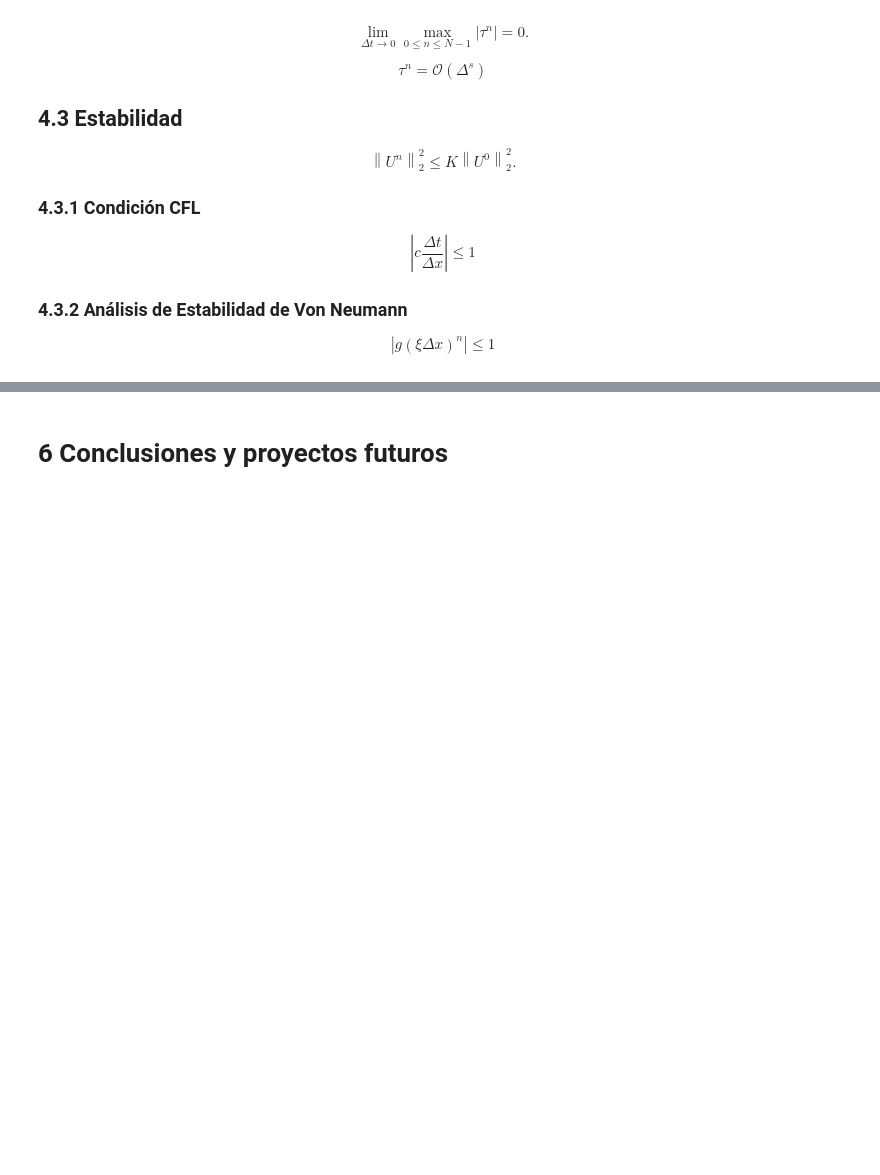
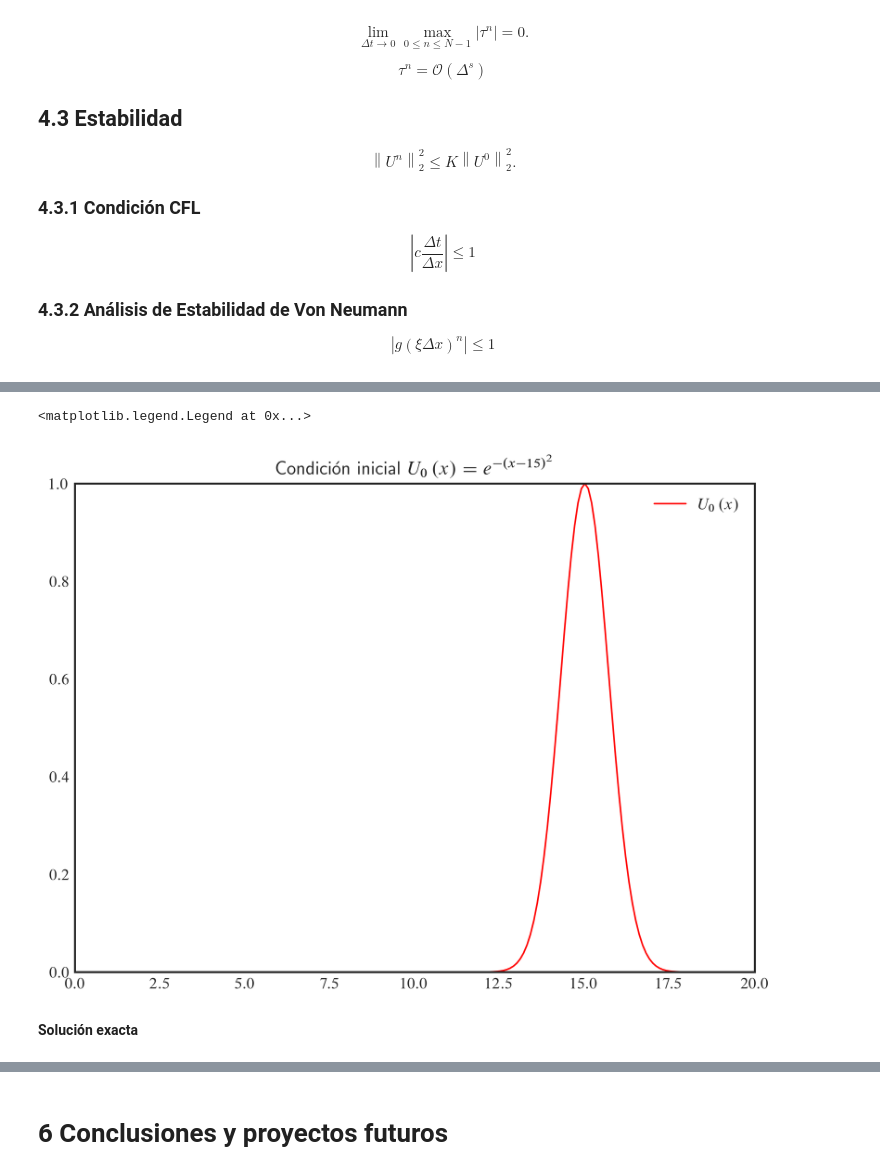
Before and after one commit to carlosal1015/finite-volume-hyperbolic-problems, a Jupyter notebook: 02-notebook.ipynb, the cells around one changed output, grey strips where cells are left out. Saved outputs shown, nothing was run; the diff lists cells and outputs as text; code cells hidden in the pictures; blank space fills up the shorter version.

```diff
--- a/02-notebook.ipynb
+++ b/02-notebook.ipynb
@@ -356,0 +378,22 @@ $$U_{t}+cU_{x}=0,\quad x\in\mathbb{R},\quad t>0$$
+# %%
+fig, ax = plt.subplots(layout="constrained")
+ax.plot(
+    x,
+    U(x),
+    color="red",
+    label=r"$U_{0}\left(x\right)$",
+    linestyle="solid",
+    linewidth=1.0,
+)
+ax.set_title(
+    label=r"Condición inicial $U_{0}\left(x\right)=e^{-{\left(x-15\right)}^{2}}$",
+    loc="center",
+)
+ax.set_xlim(left=x[0], right=x[-1])
+ax.set_ylim(bottom=0, top=1)
+ax.legend(loc="best")
+# %% [output]
+<matplotlib.legend.Legend at 0x...>
+[figure, added]
+# %% [markdown]
+**Solución exacta**
```
Also changed, not shown: parts of 29 cells of this notebook, 3 other files.
